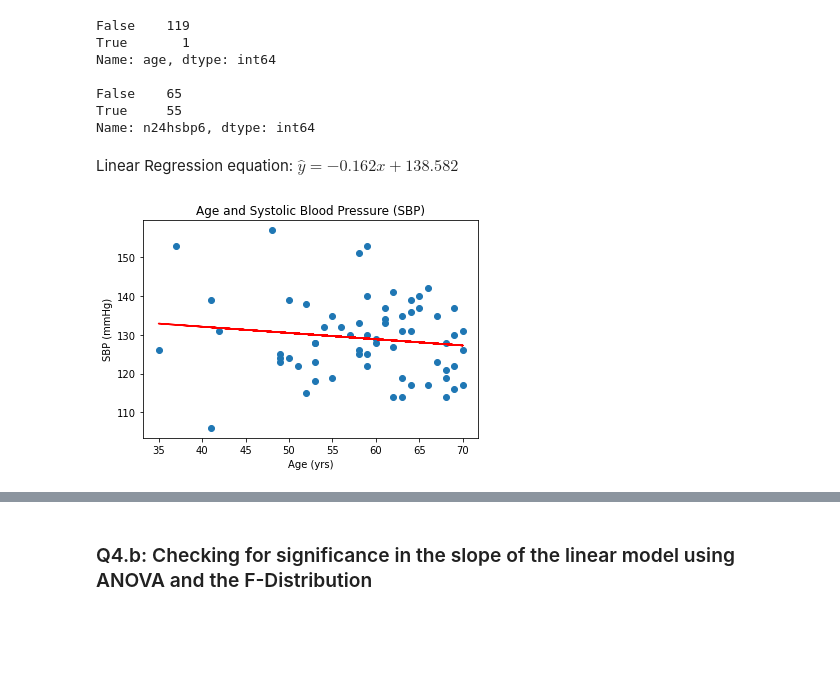
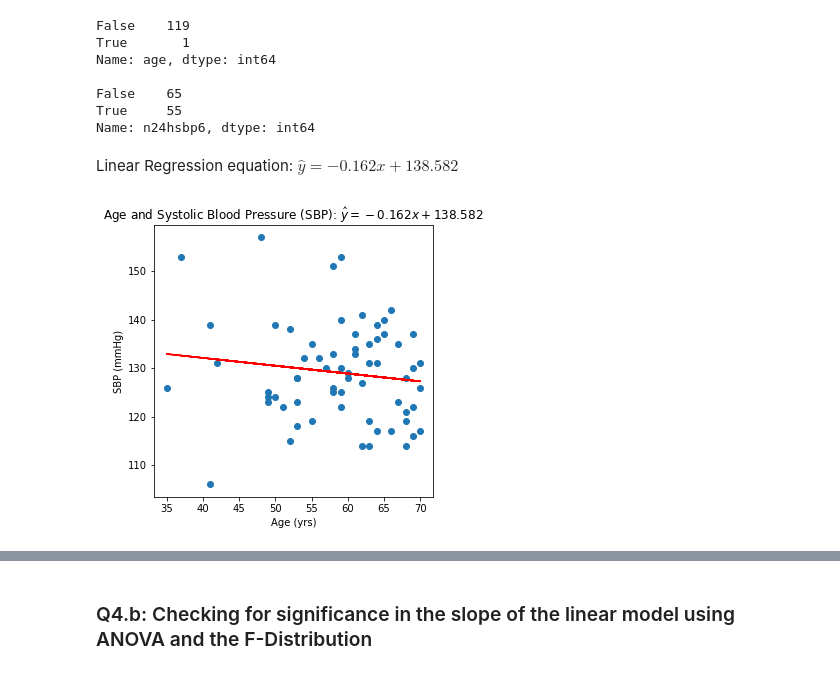
Before and after one commit to papir805/acupuncture_scholarly_analysis, a Jupyter notebook: scholarly_analysis_github.ipynb, the cells around one changed output, grey strips where cells are left out. Cells and saved outputs as stored; diff of their text form; code cells hidden in the pictures; blank space fills up the shorter version.

```diff
--- a/scholarly_analysis_github.ipynb
+++ b/scholarly_analysis_github.ipynb
@@ -345,4 +514,9 @@ Linear Regression equation: $\hat{y} = -0.407x + 106.243$
 # %%
 alpha = 0.025
-lm_dbp_age.summary(alpha=alpha)
+plt.rc('figure', figsize=(5, 5))
+#plt.text(0.01, 0.05, str(model.summary()), {'fontsize': 12}) old approach
+plt.text(0.01, 0.05, str(lm_dbp_age.summary(alpha=alpha)), {'fontsize': 10}, fontproperties = 'monospace') # approach improved by OP -> monospace!
+plt.axis('off')
+#plt.tight_layout()
+plt.savefig("/users/rancher/Google Drive/Coding/website/github_pages/images/acupuncture_analysis/lin_reg_q3_summary.png", bbox_inches="tight")
 # %% [output]
@@ -492,14 +744,23 @@ slope = lm_sbp_age.params[1]
 # %%
+# Because there is one null value for age and 55 null values for n24hsbp6, we drop any rows containing null values, then perform the regression.
+
+non_null_age_and_24hsbp = age_and_24hsbp.loc[age_and_24hsbp.isnull().any(axis=1)==False]
+
+lm_sbp_age = ols(formula = 'n24hsbp6 ~ age', data=non_null_age_and_24hsbp).fit()
+
+intercept = lm_sbp_age.params[0]
+slope = lm_sbp_age.params[1]
+
 # Graphing scatter plot to visualize data and see the fit of our regression equation
 x = non_null_age_and_24hsbp['age']
 
 plt.scatter(non_null_age_and_24hsbp['age'], non_null_age_and_24hsbp['n24hsbp6'])
-plt.title('Age and Systolic Blood Pressure (SBP)')
+plt.title('Age and Systolic Blood Pressure (SBP): $\hat{{y}} = %.3fx + %.3f$'%(slope, intercept))
 plt.xlabel('Age (yrs)')
 plt.ylabel('SBP (mmHg)')
 plt.plot(x, slope*x+intercept, color='r');
 
 md('Linear Regression equation: $\hat{y} = %.3fx + %.3f$'%(slope, intercept))
 # %% [output]
 Linear Regression equation: $\hat{y} = -0.162x + 138.582$
-[figure, old version]
+[figure, new version]
```
Also changed, not shown: parts of 20 cells of this notebook.
